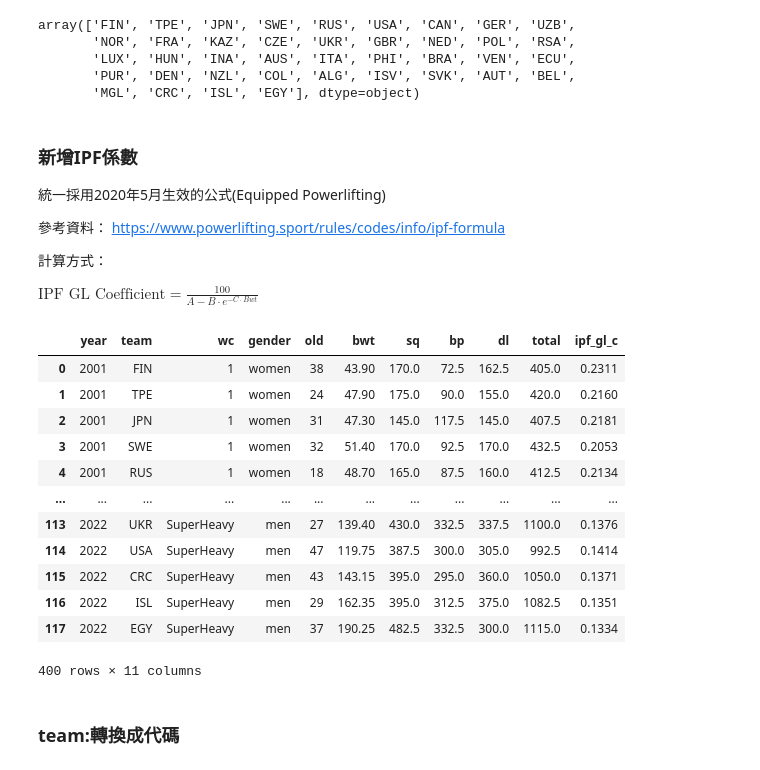
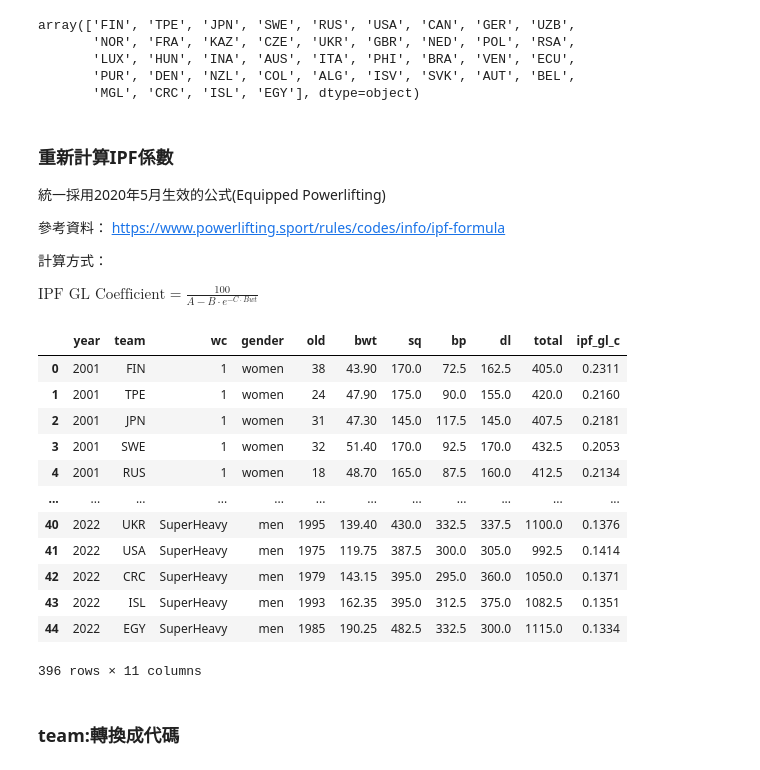
Before and after one commit to j189706783/predict_bp_dl, a Jupyter notebook: preprocess/preprocess.ipynb, the cells around one changed output. Saved outputs shown, nothing was run; the diff lists cells and outputs as text; code cells hidden in the pictures.

```diff
--- a/preprocess/preprocess.ipynb
+++ b/preprocess/preprocess.ipynb
@@ -574,24 +479,24 @@ cols = ['year','team','wc','gender','old','bwt','sq','bp','dl','total']
 lst = []
 
 #2001
-df2001 = pd.read_csv('./worldgame_2001.csv',index_col=0)
+df2001 = pd.read_csv('./preprocess/worldgame_2001.csv',index_col=0)
 df2001['gender'] = ['women' if 'wom' in wc else 'men' for wc in df2001['wc']]
 df2001['wc'] = [wc[4] for wc in df2001['wc']]
 df2001 = df2001[cols]
 lst.append(df2001)
 
 #2005
-df2005 = pd.read_csv('./worldgame_2005.csv',index_col=0)
+df2005 = pd.read_csv('./preprocess/worldgame_2005.csv',index_col=0)
 df2005 = df2005[cols]
 lst.append(df2005)
 
 #2009
-df2009 = pd.read_csv('./worldgame_2009.csv',index_col=0)
+df2009 = pd.read_csv('./preprocess/worldgame_2009.csv',index_col=0)
 df2009 = df2009[cols]
 lst.append(df2009)
 
 #2013
-df2013 = pd.read_csv('./worldgame_2013.csv',index_col=0)
+df2013 = pd.read_csv('./preprocess/worldgame_2013.csv',index_col=0)
 df2013 = df2013.rename(columns={'nation':'team','weight':'bwt','squat':'sq','bench.':'bp','deadlift':'dl'})
 df2013['sq'] = df2013['sq'].apply(lambda x : x.replace(',','.'))
 df2013['bp'] = df2013['bp'].apply(lambda x : x.replace(',','.'))
@@ -601,12 +506,16 @@ df2013 = df2013[cols]
 lst.append(df2013)
 
 #2017
-df2017 = pd.read_csv('./worldgame_2017.csv',index_col=0)
-df2017 = df2017[cols]
+df2017 = pd.read_csv('./preprocess/worldgame_2017.csv',index_col=0)
+df2017['year'] = 2017
+df2017 = df2017[['year','Team','WC','gender','old','Bwt','SQ', 'BP', 'DL', 'Total']]
+df2017.columns = ['year','team','wc','gender','old','bwt','sq','bp','dl','total']
 lst.append(df2017)
 
 #2022
-df2022 = pd.read_csv('./worldgame_2022.csv',index_col=0)
-df2022 = df2022[cols]
+df2022 = pd.read_csv('./preprocess/worldgame_2022.csv',index_col=0)
+df2022['year'] = 2022
+df2022 = df2022[['year','Team','WC','gender','old','Bwt','SQ', 'BP', 'DL', 'Total']]
+df2022.columns = ['year','team','wc','gender','old','bwt','sq','bp','dl','total']
 lst.append(df2022)
 dfWorldGame = pd.concat(lst)
@@ -630,7 +555,7 @@ array(['FIN', 'TPE', 'JPN', 'SWE', 'RUS', 'USA', 'CAN', 'GER', 'UZB',
        'PUR', 'DEN', 'NZL', 'COL', 'ALG', 'ISV', 'SVK', 'AUT', 'BEL',
        'MGL', 'CRC', 'ISL', 'EGY'], dtype=object)
 # %% [markdown]
-### 新增IPF係數
+### 重新計算IPF係數
 <h> 統一採用2020年5月生效的公式(Equipped Powerlifting)</h>
 
 <h> 參考資料： https://www.powerlifting.sport/rules/codes/info/ipf-formula </h>
@@ -639,25 +564,25 @@ array(['FIN', 'TPE', 'JPN', 'SWE', 'RUS', 'USA', 'CAN', 'GER', 'UZB',
 
 $ \text{IPF GL Coefficient} = \frac{100}{A-B \cdot e^{-C \cdot Bwt} } $
 # %%
-def ipfGLCoefficient(bwt,is_men):
-    return [CustFun.ipfGLCoefficient(bwt[i],is_men[i]) for i in range(0,len(bwt))]
+def ipfGLCoefficient_batch(bwt,is_men):
+    return [ipfGLCoefficient(bwt[i],is_men[i]) for i in range(0,len(bwt))]
 # %%
-dfWorldGame['ipf_gl_c'] = ipfGLCoefficient(dfWorldGame['bwt'].to_list(),(dfWorldGame['gender']==True).to_list())
+dfWorldGame['ipf_gl_c'] = ipfGLCoefficient_batch(dfWorldGame['bwt'].to_list(),(dfWorldGame['gender']==True).to_list())
 dfWorldGame
 # %% [output]
 |  | year | team | wc | gender | old | bwt | sq | bp | dl | total | ipf_gl_c |
 | 0 | 2001 | FIN | 1 | women | 38 | 43.90 | 170.0 | 72.5 | 162.5 | 405.0 | 0.2311 |
 | 1 | 2001 | TPE | 1 | women | 24 | 47.90 | 175.0 | 90.0 | 155.0 | 420.0 | 0.2160 |
 | 2 | 2001 | JPN | 1 | women | 31 | 47.30 | 145.0 | 117.5 | 145.0 | 407.5 | 0.2181 |
 | 3 | 2001 | SWE | 1 | women | 32 | 51.40 | 170.0 | 92.5 | 170.0 | 432.5 | 0.2053 |
 | 4 | 2001 | RUS | 1 | women | 18 | 48.70 | 165.0 | 87.5 | 160.0 | 412.5 | 0.2134 |
 | ... | ... | ... | ... | ... | ... | ... | ... | ... | ... | ... | ... |
-| 113 | 2022 | UKR | SuperHeavy | men | 27 | 139.40 | 430.0 | 332.5 | 337.5 | 1100.0 | 0.1376 |
-| 114 | 2022 | USA | SuperHeavy | men | 47 | 119.75 | 387.5 | 300.0 | 305.0 | 992.5 | 0.1414 |
-| 115 | 2022 | CRC | SuperHeavy | men | 43 | 143.15 | 395.0 | 295.0 | 360.0 | 1050.0 | 0.1371 |
-| 116 | 2022 | ISL | SuperHeavy | men | 29 | 162.35 | 395.0 | 312.5 | 375.0 | 1082.5 | 0.1351 |
-| 117 | 2022 | EGY | SuperHeavy | men | 37 | 190.25 | 482.5 | 332.5 | 300.0 | 1115.0 | 0.1334 |
+| 40 | 2022 | UKR | SuperHeavy | men | 1995 | 139.40 | 430.0 | 332.5 | 337.5 | 1100.0 | 0.1376 |
+| 41 | 2022 | USA | SuperHeavy | men | 1975 | 119.75 | 387.5 | 300.0 | 305.0 | 992.5 | 0.1414 |
+| 42 | 2022 | CRC | SuperHeavy | men | 1979 | 143.15 | 395.0 | 295.0 | 360.0 | 1050.0 | 0.1371 |
+| 43 | 2022 | ISL | SuperHeavy | men | 1993 | 162.35 | 395.0 | 312.5 | 375.0 | 1082.5 | 0.1351 |
+| 44 | 2022 | EGY | SuperHeavy | men | 1985 | 190.25 | 482.5 | 332.5 | 300.0 | 1115.0 | 0.1334 |
-400 rows × 11 columns
+396 rows × 11 columns
 # %% [markdown]
 ### team:轉換成代碼
 # %%
```
Also changed, not shown: parts of 26 cells of this notebook, 16 other files.
